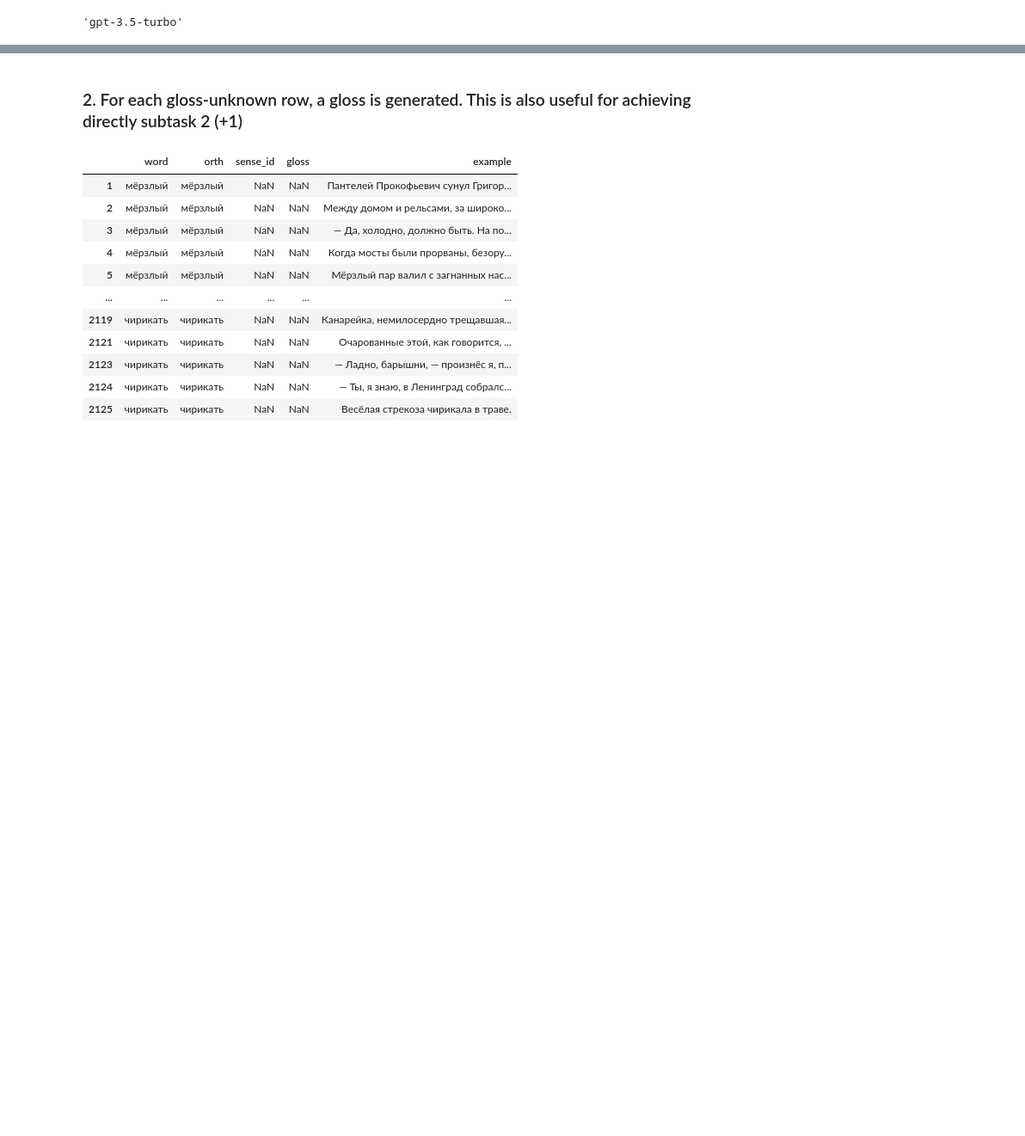
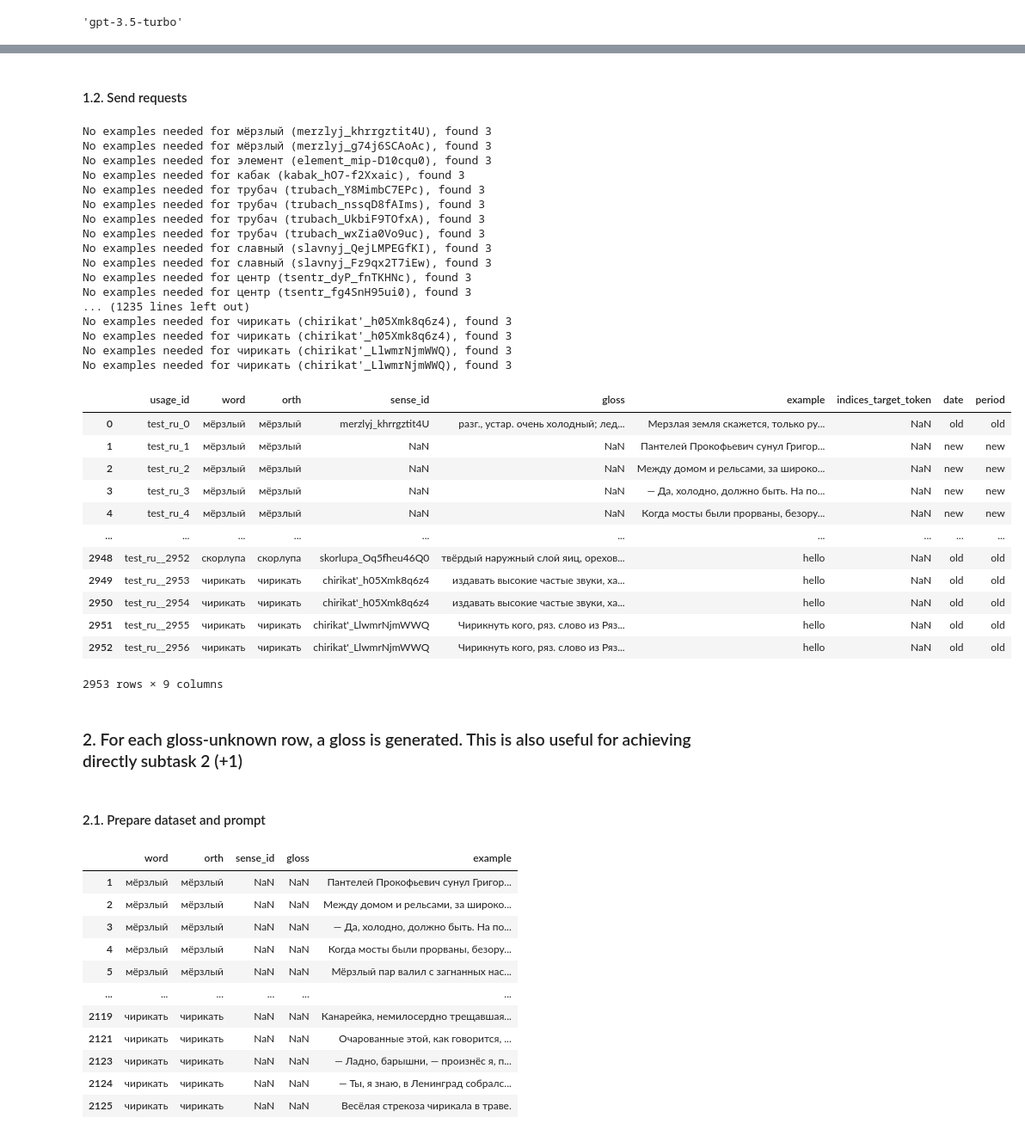
Before and after one commit to t-montes/Axolotl24, a Jupyter notebook: llm-fill.ipynb, the cells around one changed output, grey strips where cells are left out. Shown: that part at 86% size. Cells and saved outputs as stored; diff of their text form; code cells hidden in the pictures; blank space fills up the shorter version.

```diff
--- a/llm-fill.ipynb
+++ b/llm-fill.ipynb
@@ -151,0 +256,73 @@ for i in range(5):
+# %% [markdown]
+#### 1.2. Send requests
+# %%
+def generate_examples(n, prompt):
+    #response, usage, finish_reason = request(prompt)
+    return ["hello" for _ in range(n)]
+# %%
+mod_df = df.copy()
+id_template = '_'.join(df.loc[0, 'usage_id'].split("_")[:2]) + '_'
+last_id = int(df.loc[len(df)-1, 'usage_id'].split("_")[-1])
+
+index = 0
+# %%
+while index < len(df):
+    row = mod_df.iloc[index]
+    gloss = row['gloss']
+    if f"{gloss}" != "nan":
+        sense_id = row['sense_id']
+        word = row['word']
+        example = row['example']
+
+        found = len(mod_df[(mod_df['sense_id'] == sense_id) & (~mod_df['example'].isna())])
+        n = AUGMENTED_EXAMPLES - found
+        if n > 0:
+            p = gen_prompt(prompt, n, word, gloss)
+            examples = generate_examples(n, p)
+            if f"{example}" == "nan":
+                row['example'] = examples[0]
+                mod_df.iloc[index] = row
+                start_at = 1
+            else:
+                start_at = 0
+            for e in examples[start_at:]:
+                last_id += 1
+                row['example'] = e
+                row['usage_id'] = f"{id_template}_{last_id}"
+                mod_df.loc[len(mod_df)] = row
+        else:
+            print(f"No examples needed for {word} ({sense_id}), found {found}")
+    index += 1
+
+mod_df
+# %% [output]
+No examples needed for мёрзлый (merzlyj_khrrgztit4U), found 3
+No examples needed for мёрзлый (merzlyj_g74j6SCAoAc), found 3
+No examples needed for элемент (element_mip-D10cqu0), found 3
+No examples needed for кабак (kabak_hO7-f2Xxaic), found 3
+No examples needed for трубач (trubach_Y8MimbC7EPc), found 3
+No examples needed for трубач (trubach_nssqD8fAIms), found 3
+No examples needed for трубач (trubach_UkbiF9TOfxA), found 3
+No examples needed for трубач (trubach_wxZia0Vo9uc), found 3
+No examples needed for славный (slavnyj_QejLMPEGfKI), found 3
+No examples needed for славный (slavnyj_Fz9qx2T7iEw), found 3
+No examples needed for центр (tsentr_dyP_fnTKHNc), found 3
+No examples needed for центр (tsentr_fg4SnH95ui0), found 3
+... (1235 lines left out)
+No examples needed for чирикать (chirikat'_h05Xmk8q6z4), found 3
+No examples needed for чирикать (chirikat'_h05Xmk8q6z4), found 3
+No examples needed for чирикать (chirikat'_LlwmrNjmWWQ), found 3
+No examples needed for чирикать (chirikat'_LlwmrNjmWWQ), found 3
+|  | usage_id | word | orth | sense_id | gloss | example | indices_target_token | date | period |
+| 0 | test_ru_0 | мёрзлый | мёрзлый | merzlyj_khrrgztit4U | разг., устар. очень холодный; лед... | Мерзлая земля скажется, только ру... | NaN | old | old |
+| 1 | test_ru_1 | мёрзлый | мёрзлый | NaN | NaN | Пантелей Прокофьевич сунул Григор... | NaN | new | new |
+| 2 | test_ru_2 | мёрзлый | мёрзлый | NaN | NaN | Между домом и рельсами, за широко... | NaN | new | new |
+| 3 | test_ru_3 | мёрзлый | мёрзлый | NaN | NaN | — Да, холодно, должно быть. На по... | NaN | new | new |
+| 4 | test_ru_4 | мёрзлый | мёрзлый | NaN | NaN | Когда мосты были прорваны, безору... | NaN | new | new |
+| ... | ... | ... | ... | ... | ... | ... | ... | ... | ... |
+| 2948 | test_ru__2952 | скорлупа | скорлупа | skorlupa_Oq5fheu46Q0 | твёрдый наружный слой яиц, орехов... | hello | NaN | old | old |
+| 2949 | test_ru__2953 | чирикать | чирикать | chirikat'_h05Xmk8q6z4 | издавать высокие частые звуки, ха... | hello | NaN | old | old |
+| 2950 | test_ru__2954 | чирикать | чирикать | chirikat'_h05Xmk8q6z4 | издавать высокие частые звуки, ха... | hello | NaN | old | old |
+| 2951 | test_ru__2955 | чирикать | чирикать | chirikat'_LlwmrNjmWWQ | Чирикнуть кого, ряз. слово из Ряз... | hello | NaN | old | old |
+| 2952 | test_ru__2956 | чирикать | чирикать | chirikat'_LlwmrNjmWWQ | Чирикнуть кого, ряз. слово из Ряз... | hello | NaN | old | old |
+2953 rows × 9 columns
@@ -152,3 +331,5 @@ for i in range(5):
 # %% [markdown]
 ### 2. For each gloss-unknown row, a gloss is generated. This is also useful for achieving directly subtask 2 (+1)
+# %% [markdown]
+#### 2.1. Prepare dataset and prompt
 # %%
```
Also changed, not shown: parts of 20 cells of this notebook, 1 other file.
